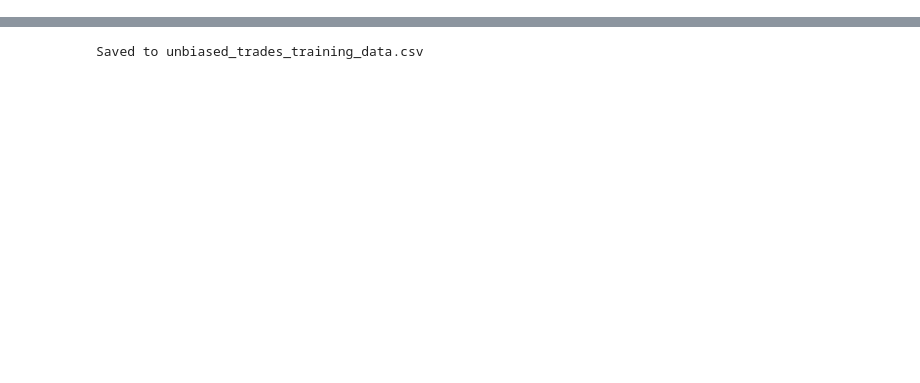
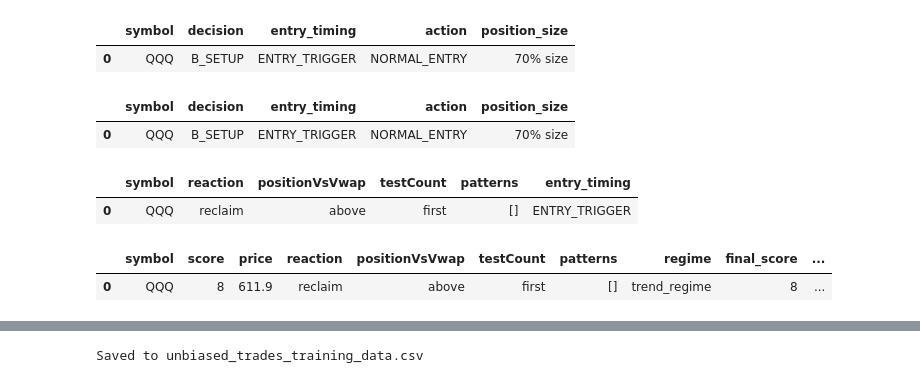
Before and after one commit to JORDANSPECTER/unbiased-trades-313-site, a Jupyter notebook: UnBiased_Trades_AI_Analyzer_v1.ipynb, the cells around one changed output, grey strips where cells are left out. Saved outputs shown, nothing was run; the diff lists cells and outputs as text; code cells hidden in the pictures; blank space fills up the shorter version.

```diff
--- a/UnBiased_Trades_AI_Analyzer_v1.ipynb
+++ b/UnBiased_Trades_AI_Analyzer_v1.ipynb
@@ -2,0 +2721,7 @@
+# %%
+live_result = run_live_entry_check(live_entry)
+
+live_result[["symbol", "decision", "entry_timing", "action", "position_size"]]
+# %% [output]
+|  | symbol | decision | entry_timing | action | position_size |
+| 0 | QQQ | B_SETUP | ENTRY_TRIGGER | NORMAL_ENTRY | 70% size |
@@ -2,0 +2767,22 @@
+# %%
+entry_df["action"] = entry_df.apply(trade_action, axis=1)
+entry_df["position_size"] = entry_df.apply(position_size, axis=1)
+
+entry_df[["symbol", "decision", "entry_timing", "action", "position_size"]]
+# %% [output]
+|  | symbol | decision | entry_timing | action | position_size |
+| 0 | QQQ | B_SETUP | ENTRY_TRIGGER | NORMAL_ENTRY | 70% size |
+# %%
+entry_df["entry_timing"] = entry_df.apply(entry_timing_signal, axis=1)
+entry_df[["symbol", "reaction", "positionVsVwap", "testCount", "patterns", "entry_timing"]]
+# %% [output]
+|  | symbol | reaction | positionVsVwap | testCount | patterns | entry_timing |
+| 0 | QQQ | reclaim | above | first | [] | ENTRY_TRIGGER |
+# %%
+import pandas as pd
+
+entry_df = pd.DataFrame([entry_test])
+entry_df
+# %% [output]
+|  | symbol | score | price | reaction | positionVsVwap | testCount | patterns | regime | final_score | ... |
+| 0 | QQQ | 8 | 611.9 | reclaim | above | first | [] | trend_regime | 8 | ... |
```
Also changed, not shown: parts of 207 cells of this notebook.
